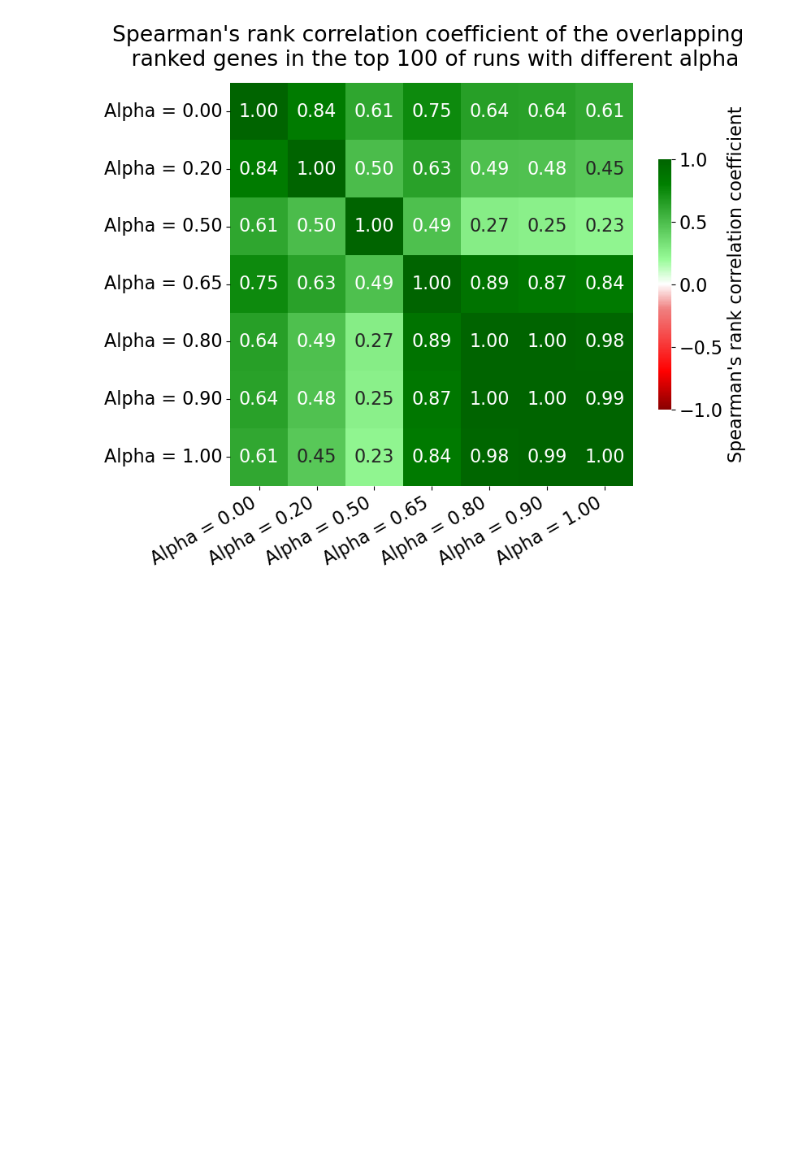
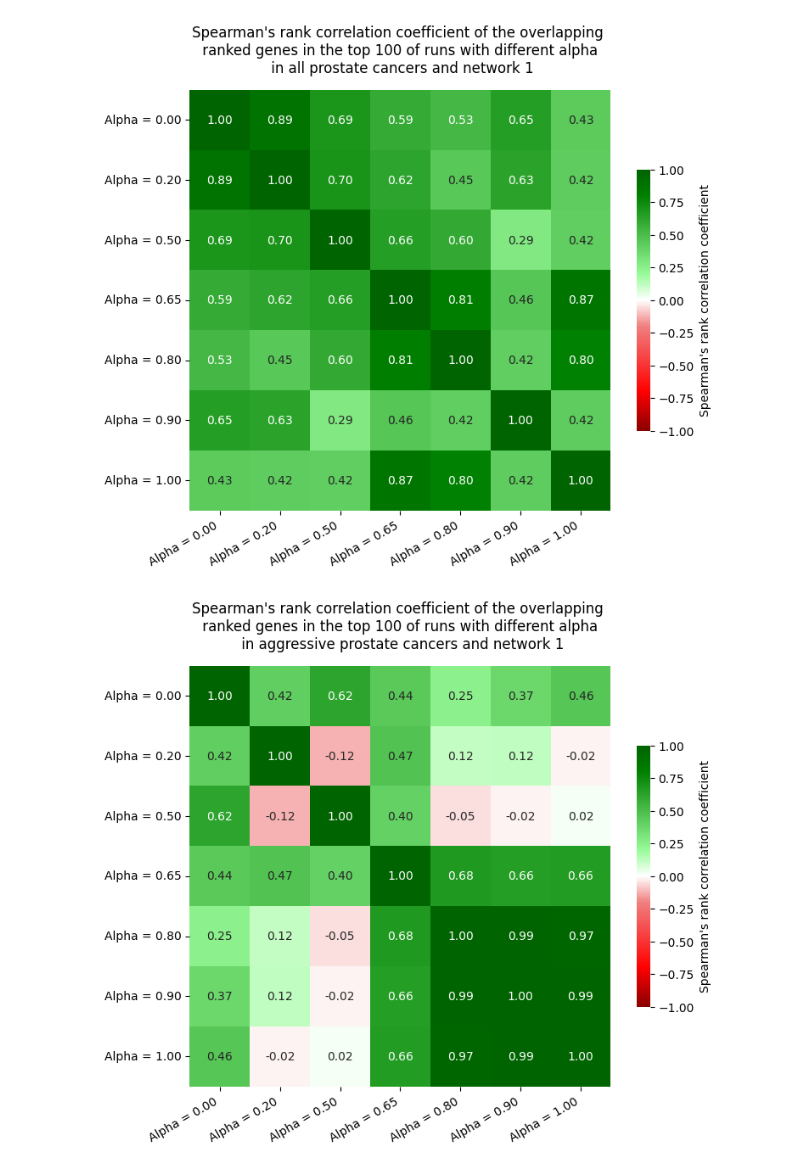
Before and after one commit to dmartmillan/OMEN, a Jupyter notebook: new_data/Compare_rankings.ipynb, the cells around one changed output. Saved outputs shown, nothing was run; the diff lists cells and outputs as text; code cells hidden in the pictures; blank space fills up the shorter version.

```diff
--- a/new_data/Compare_rankings.ipynb
+++ b/new_data/Compare_rankings.ipynb
@@ -296,16 +105,24 @@ for i in range(len(alphas)):
 # %%
-df_plot = pd.DataFrame(dat,ind)
-fig, ax = plt.subplots()
-fig.set_size_inches(8,8)
-from  matplotlib.colors import LinearSegmentedColormap
-c = ["darkred","red","lightcoral","white","palegreen","green","darkgreen"]
-v = [0,.15,.4,0.5,0.6,.9,1.]
-l = list(zip(v,c))
-cmap=LinearSegmentedColormap.from_list('rg',l, N=256)
-hm = sns.heatmap(df_plot,ax=ax,square=True,cmap=cmap,annot=True,fmt='.2f',vmin=-1,vmax=1,cbar_kws={'label':'Spearman\'s rank correlation coefficient','shrink':0.5})
-hm.set_xticklabels(hm.get_xticklabels(),rotation=30,horizontalalignment='right')
-ax.set_title('Spearman\'s rank correlation coefficient of the overlapping \n ranked genes in the top 100 of runs with different alpha',pad=15)
-plt.savefig('./plots_ranks/Rank_correlation_coefficient_corrected_non_aggr.png',bbox_inches="tight")
-plt.show()
+def Spearman_plot(rankings,alphas,cancer_type,network_nr):
+    name = 'network_'+str(network_nr)+'_'+cancer_type
+    dat = {}
+    ind = []
+    for i in alphas:
+        r = []
+        for j in alphas:
+            r.append(calculate_rank_correlation(rankings[i],rankings[j]))
+        exec("dat['Alpha = %.2f']=%s" % (i,r))
+        exec("ind.append('Alpha = %.2f')" % i)
+    df_plot = pd.DataFrame(dat,ind)
+    fig, ax = plt.subplots()
+    fig.set_size_inches(8,8)
+    from  matplotlib.colors import LinearSegmentedColormap
+    c = ["darkred","red","lightcoral","white","palegreen","green","darkgreen"]
+    v = [0,.15,.4,0.5,0.6,.9,1.]
+    l = list(zip(v,c))
+    cmap=LinearSegmentedColormap.from_list('rg',l, N=256)
+    hm = sns.heatmap(df_plot,ax=ax,square=True,cmap=cmap,annot=True,fmt='.2f',vmin=-1,vmax=1,cbar_kws={'label':'Spearman\'s rank correlation coefficient','shrink':0.5})
+    hm.set_xticklabels(hm.get_xticklabels(),rotation=30,horizontalalignment='right')
+    ax.set_title('Spearman\'s rank correlation coefficient of the overlapping \n ranked genes in the top 100 of runs with different alpha \n in '+ cancer_type + ' prostate cancers and network '+str(network_nr),pad=15)
+    plt.savefig('Rank_correlation_coefficient_'+name+'.png',bbox_inches="tight")
+    plt.show()
-# %% [output]
-[figure, removed]
@@ -324,0 +129,10 @@ for alpha in alphas:
+# %%
+Spearman_plot(rankings,alphas,'all',1)
+Spearman_plot(rankings_aggr,alphas,'aggressive',1)
+Spearman_plot(rankings_non_aggr,alphas,'non-aggressive',1)
+Spearman_plot(rankings_nw8,alphas2,'all',8)
+Spearman_plot(rankings_nw8_aggr,alphas2,'aggressive',8)
+Spearman_plot(rankings_nw8_non_aggr,alphas2,'non-aggressive',8)
+# %% [output]
+[figure, added]
+[figure, added]
```
Also changed, not shown: parts of 26 cells of this notebook, 1 other file.
